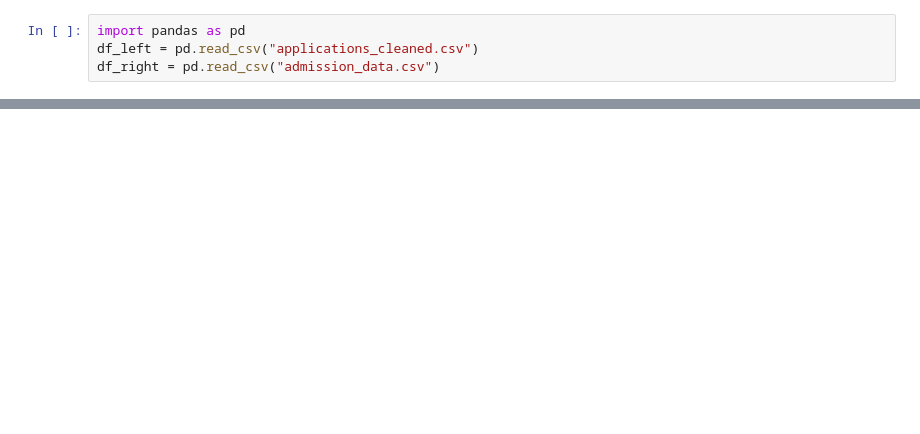
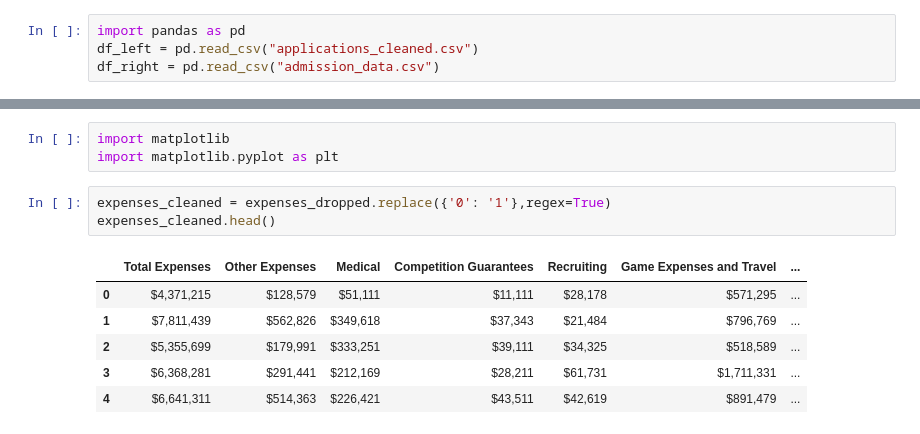
Before and after one commit to dpage02/FlutieEffect, a Jupyter notebook: Project_3/Cleaned_Resources/John_Cleaning.ipynb, the cells around one changed output, grey strips where cells are left out. Cells and saved outputs as stored; diff of their text form; blank space fills up the shorter version.

```diff
--- a/Project_3/Cleaned_Resources/John_Cleaning.ipynb
+++ b/Project_3/Cleaned_Resources/John_Cleaning.ipynb
@@ -318,0 +109,13 @@ fuzzy_df.
+# %%
+import matplotlib
+import matplotlib.pyplot as plt
+# %%
+expenses_cleaned = expenses_dropped.replace({'0': '1'},regex=True)
+expenses_cleaned.head()
+# %% [output]
+|  | Total Expenses | Other Expenses | Medical | Competition Guarantees | Recruiting | Game Expenses and Travel | ... |
+| 0 | $4,371,215 | $128,579 | $51,111 | $11,111 | $28,178 | $571,295 | ... |
+| 1 | $7,811,439 | $562,826 | $349,618 | $37,343 | $21,484 | $796,769 | ... |
+| 2 | $5,355,699 | $179,991 | $333,251 | $39,111 | $34,325 | $518,589 | ... |
+| 3 | $6,368,281 | $291,441 | $212,169 | $28,211 | $61,731 | $1,711,331 | ... |
+| 4 | $6,641,311 | $514,363 | $226,421 | $43,511 | $42,619 | $891,479 | ... |
```
Also changed, not shown: parts of 27 cells of this notebook, 3 other files.
